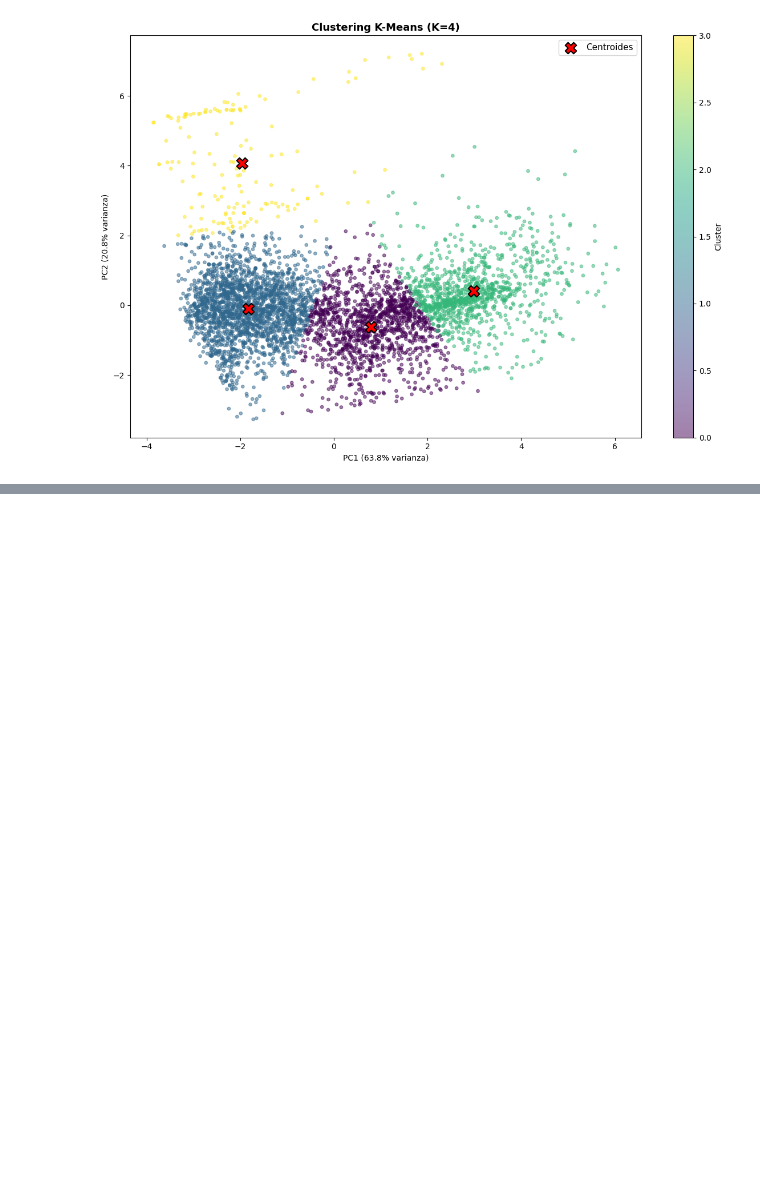
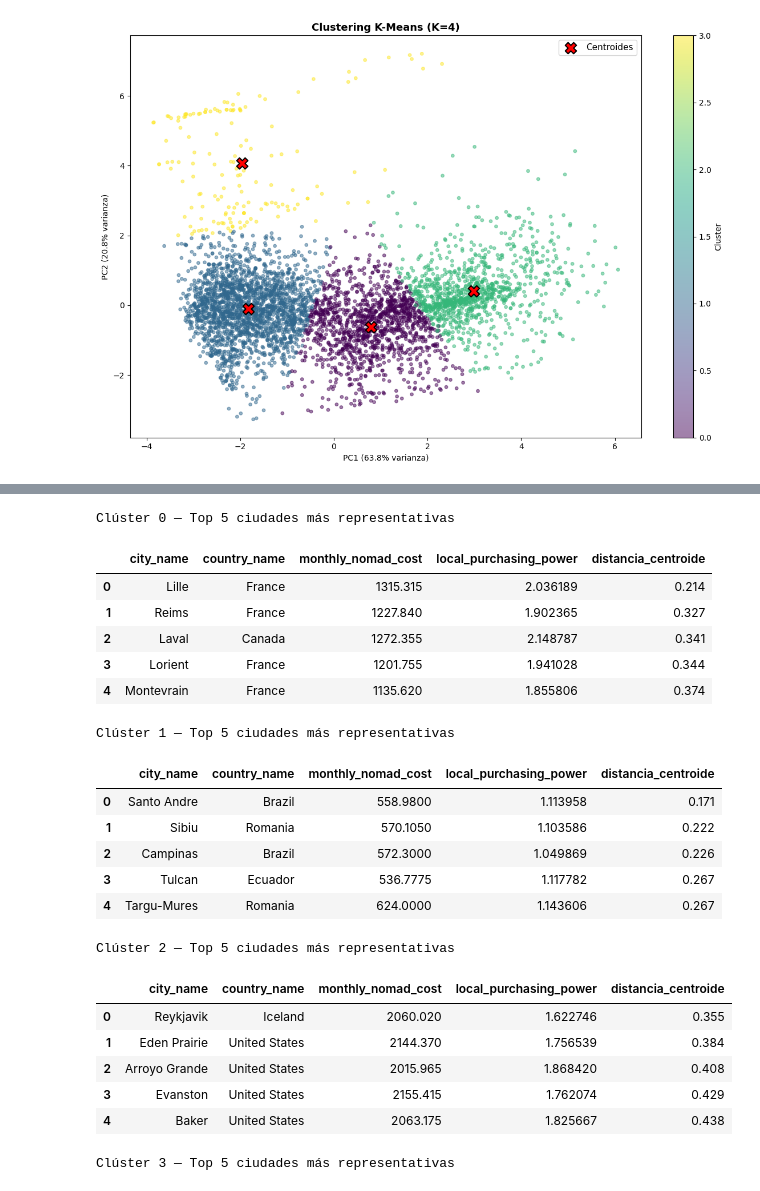
Before and after one commit to danielaaguirrej55-source/Proyecto-ML---Machine-Learning, a Jupyter notebook: src/notebooks/main_juanfcia_models.ipynb, the cells around one changed output, grey strips where cells are left out. Drawn from its saved outputs; the diff is of its cells as text; code cells hidden in the pictures; blank space fills up the shorter version.

```diff
--- a/src/notebooks/main_juanfcia_models.ipynb
+++ b/src/notebooks/main_juanfcia_models.ipynb
@@ -701,0 +759,41 @@ plt.show()
+# %%
+# Top 5 ciudades más representativas de cada clúster
+
+centroids = kmeans.cluster_centers_
+
+for c in sorted(df_clustering['cluster'].unique()):
+    mask = df_clustering['cluster'] == c
+    distances = np.linalg.norm(X_clustering[mask.values] - centroids[c], axis=1)
+
+    # Índices de las 5 más cercanas al centroide
+
+    top5_idx = np.argsort(distances)[:5]
+    top5 = df_clustering[mask].iloc[top5_idx][['city_name', 'country_name',
+                                                'monthly_nomad_cost', 'local_purchasing_power']].copy()
+    top5['distancia_centroide'] = distances[top5_idx].round(3)
+
+    print(f'Clúster {c} — Top 5 ciudades más representativas')
+    display(top5.reset_index(drop=True))
+# %% [output]
+Clúster 0 — Top 5 ciudades más representativas
+|  | city_name | country_name | monthly_nomad_cost | local_purchasing_power | distancia_centroide |
+| 0 | Lille | France | 1315.315 | 2.036189 | 0.214 |
+| 1 | Reims | France | 1227.840 | 1.902365 | 0.327 |
+| 2 | Laval | Canada | 1272.355 | 2.148787 | 0.341 |
+| 3 | Lorient | France | 1201.755 | 1.941028 | 0.344 |
+| 4 | Montevrain | France | 1135.620 | 1.855806 | 0.374 |
+Clúster 1 — Top 5 ciudades más representativas
+|  | city_name | country_name | monthly_nomad_cost | local_purchasing_power | distancia_centroide |
+| 0 | Santo Andre | Brazil | 558.9800 | 1.113958 | 0.171 |
+| 1 | Sibiu | Romania | 570.1050 | 1.103586 | 0.222 |
+| 2 | Campinas | Brazil | 572.3000 | 1.049869 | 0.226 |
+| 3 | Tulcan | Ecuador | 536.7775 | 1.117782 | 0.267 |
+| 4 | Targu-Mures | Romania | 624.0000 | 1.143606 | 0.267 |
+Clúster 2 — Top 5 ciudades más representativas
+|  | city_name | country_name | monthly_nomad_cost | local_purchasing_power | distancia_centroide |
+| 0 | Reykjavik | Iceland | 2060.020 | 1.622746 | 0.355 |
+| 1 | Eden Prairie | United States | 2144.370 | 1.756539 | 0.384 |
+| 2 | Arroyo Grande | United States | 2015.965 | 1.868420 | 0.408 |
+| 3 | Evanston | United States | 2155.415 | 1.762074 | 0.429 |
+| 4 | Baker | United States | 2063.175 | 1.825667 | 0.438 |
+Clúster 3 — Top 5 ciudades más representativas
```
Also changed, not shown: parts of 6 cells of this notebook, 1 other file.
